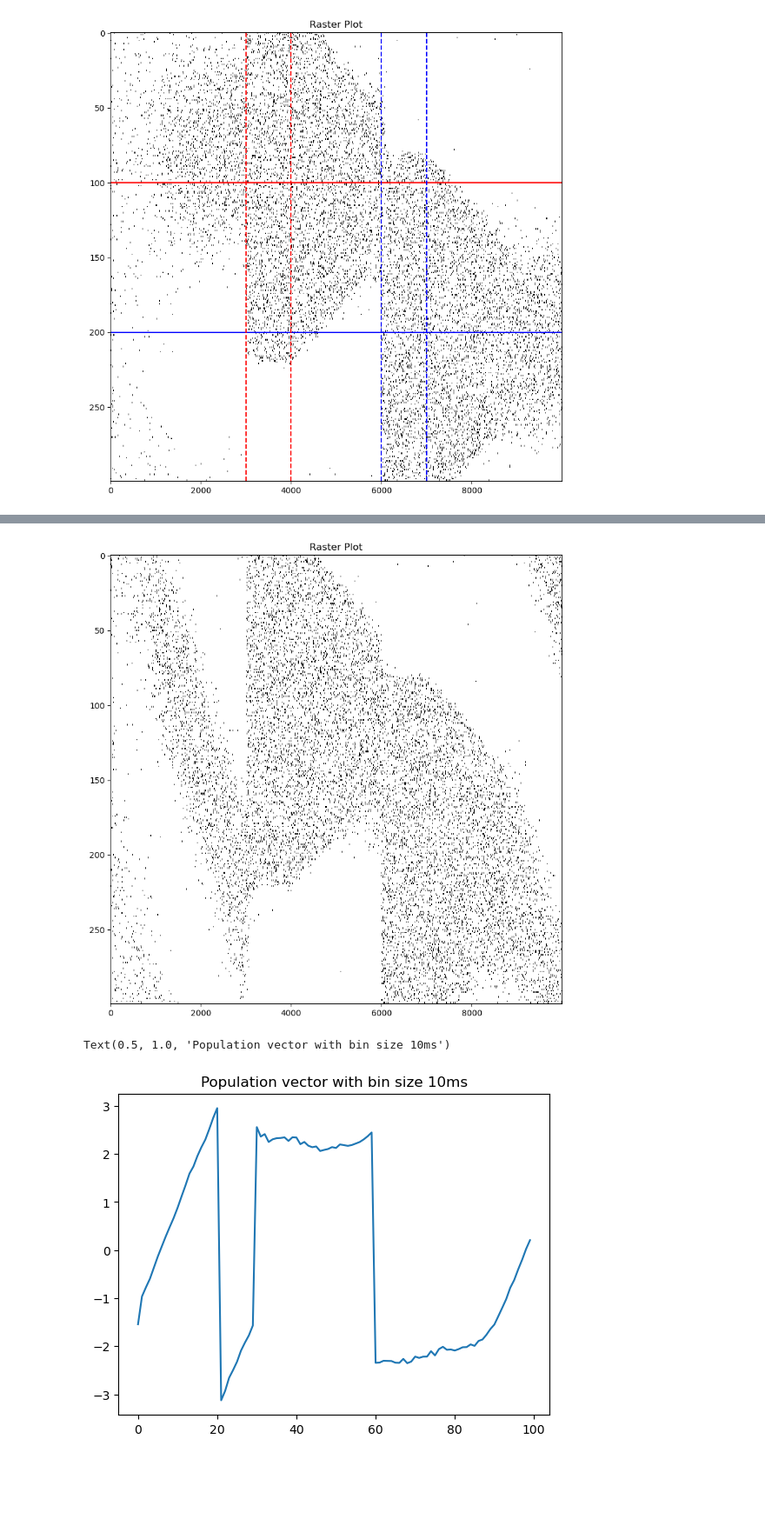
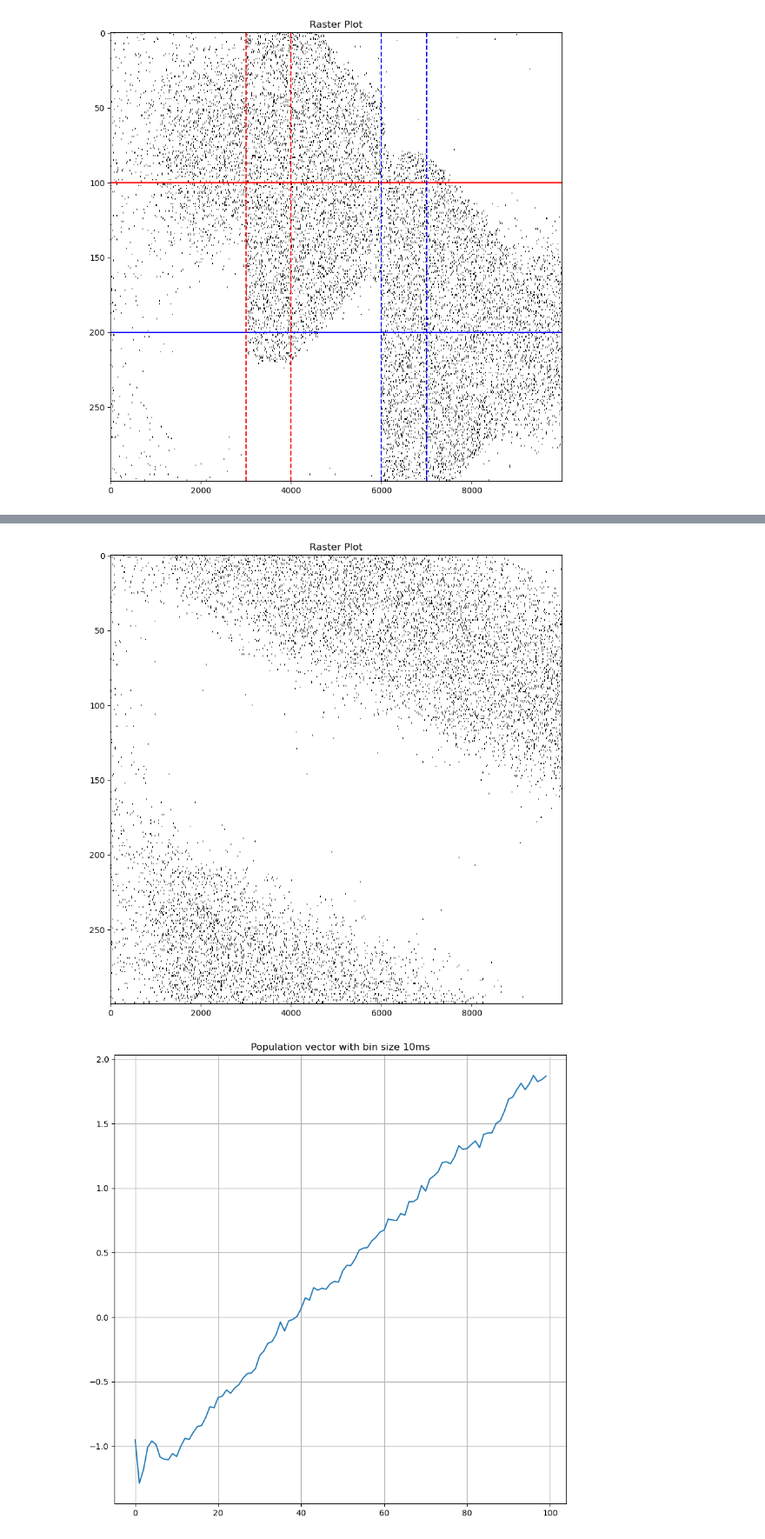
Before and after one commit to SanderMiesen/NeuroDyna, a Jupyter notebook: ProjNotebook.ipynb, the cells around one changed output, grey strips where cells are left out. Shown at 87% size. Drawn from its saved outputs; the diff is of its cells as text; code cells hidden in the pictures; blank space fills up the shorter version.

```diff
--- a/ProjNotebook.ipynb
+++ b/ProjNotebook.ipynb
@@ -368,7 +396,7 @@ def Model1_5(h0, xs, N, T, delta_t, J, alpha, beta, r_0, R, tau, phi):
                 spikes[i,t] = 1 # add spikes
                 S[i, t] = 1/delta_t # add spike train
             if t != int(T/delta_t)-1:
-                I_i = Irecc_ex1_5(J, mcos, msin, xs[i], phi) + Iext_ex1(t, xs[i], T, delta_t) # compute the new I_i for the input to next time step
+                I_i = Irecc_ex1_5(J, mcos, msin, xs[i], phi) # compute the new I_i for the input to next time step
                 h[i,t+1] = Euler_hi(h[i,t], delta_t, I_i, R, tau) # update the voltage for next time step
     return h, spikes, r
 # %%
@@ -382,7 +410,7 @@ r_0 = 1e3
 J = 5e-12
 R = 1e6
 tau = 10e-3
-phi = np.pi/16
+phi = np.pi/100
 
 # Compute initial voltages
 h0 = np.random.uniform(0, 1e-3, N)
@@ -395,10 +423,11 @@ plt.imshow(spikes_1_5, cmap='binary', interpolation='nearest', aspect="auto")
 plt.title('Raster Plot')
 plt.show()
 # %% [output]
-[figure, old version]
+[figure, new version]
 # %%
+plt.figure(figsize=(10,10))
 plt.plot(circular_weighted_mean(spikes_1_5))
 plt.title('Population vector with bin size 10ms')
+plt.grid()
 # %% [output]
-Text(0.5, 1.0, 'Population vector with bin size 10ms')
-[figure, old version]
+[figure, new version]
```
Also changed, not shown: parts of 29 cells of this notebook.
